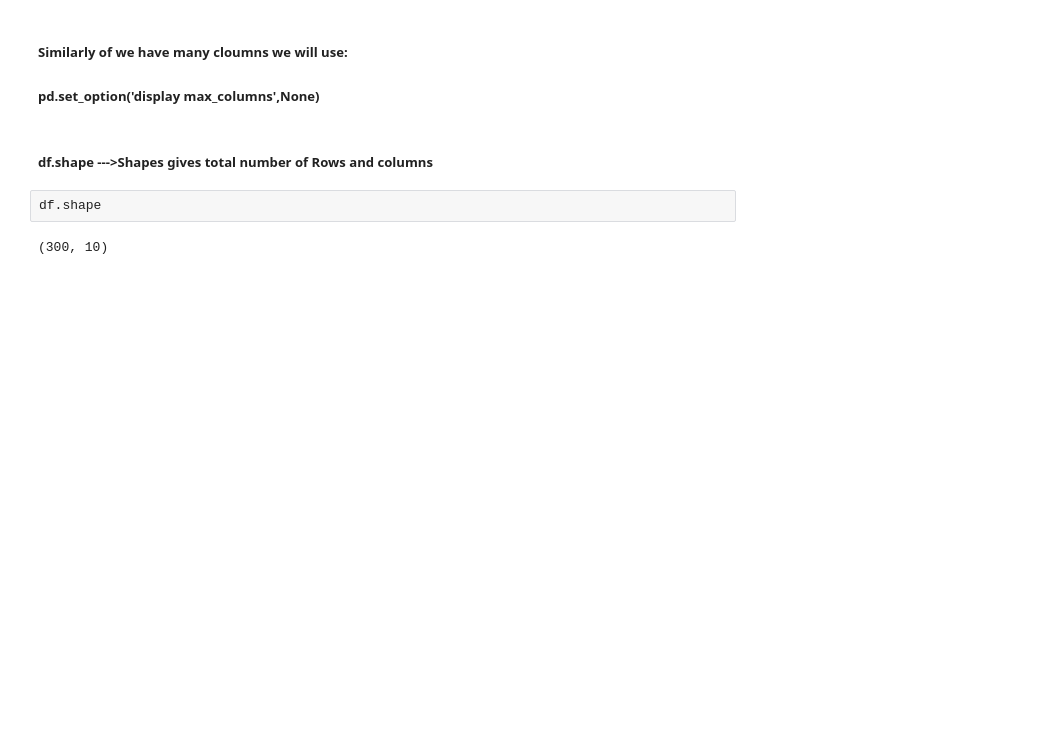
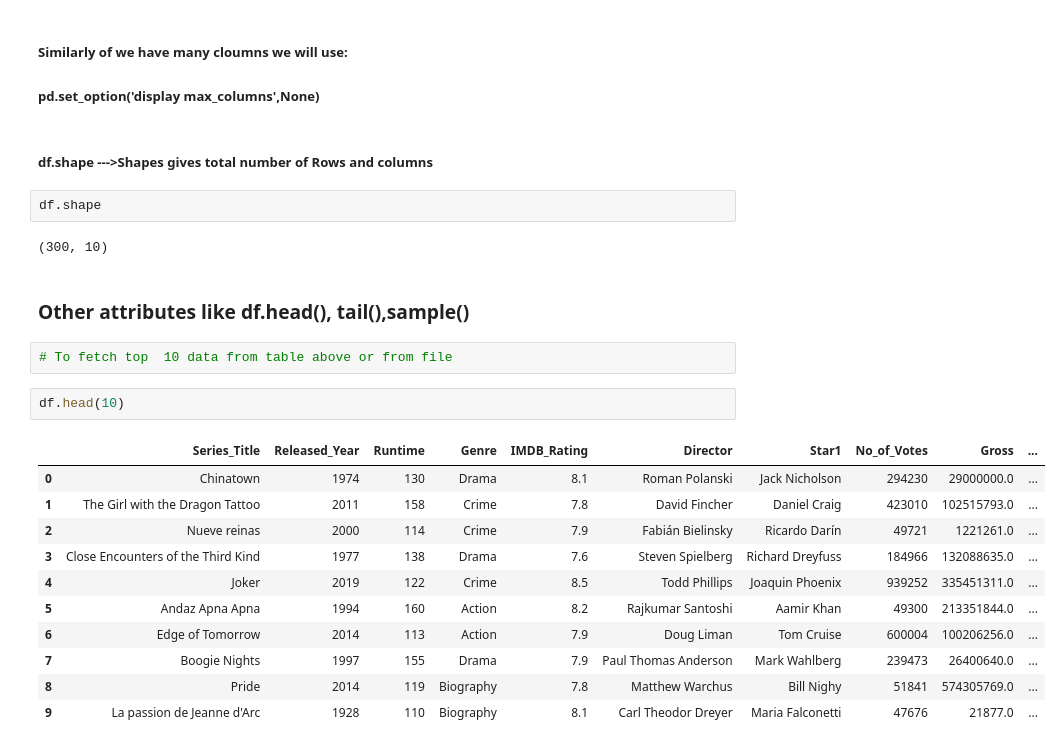
Before and after one commit to rezina-git/Data_Science_Foundations, a Jupyter notebook: panda/Day_01.ipynb, the cells around one changed output. Saved outputs shown, nothing was run; the diff lists cells and outputs as text; blank space fills up the shorter version.

Commit message:
Learned about attributes(df.head(),tail and sample also about fetching column names,Datatypes from file)

```diff
--- a/panda/Day_01.ipynb
+++ b/panda/Day_01.ipynb
@@ -134,3 +134,21 @@ df
 df.shape
 # %% [output]
 (300, 10)
+# %% [markdown]
+### Other attributes like df.head(), tail(),sample()
+# %%
+# To fetch top  10 data from table above or from file
+# %%
+df.head(10)
+# %% [output]
+|  | Series_Title | Released_Year | Runtime | Genre | IMDB_Rating | Director | Star1 | No_of_Votes | Gross | ... |
+| 0 | Chinatown | 1974 | 130 | Drama | 8.1 | Roman Polanski | Jack Nicholson | 294230 | 29000000.0 | ... |
+| 1 | The Girl with the Dragon Tattoo | 2011 | 158 | Crime | 7.8 | David Fincher | Daniel Craig | 423010 | 102515793.0 | ... |
+| 2 | Nueve reinas | 2000 | 114 | Crime | 7.9 | Fabián Bielinsky | Ricardo Darín | 49721 | 1221261.0 | ... |
+| 3 | Close Encounters of the Third Kind | 1977 | 138 | Drama | 7.6 | Steven Spielberg | Richard Dreyfuss | 184966 | 132088635.0 | ... |
+| 4 | Joker | 2019 | 122 | Crime | 8.5 | Todd Phillips | Joaquin Phoenix | 939252 | 335451311.0 | ... |
+| 5 | Andaz Apna Apna | 1994 | 160 | Action | 8.2 | Rajkumar Santoshi | Aamir Khan | 49300 | 213351844.0 | ... |
+| 6 | Edge of Tomorrow | 2014 | 113 | Action | 7.9 | Doug Liman | Tom Cruise | 600004 | 100206256.0 | ... |
+| 7 | Boogie Nights | 1997 | 155 | Drama | 7.9 | Paul Thomas Anderson | Mark Wahlberg | 239473 | 26400640.0 | ... |
+| 8 | Pride | 2014 | 119 | Biography | 7.8 | Matthew Warchus | Bill Nighy | 51841 | 574305769.0 | ... |
+| 9 | La passion de Jeanne d'Arc | 1928 | 110 | Biography | 8.1 | Carl Theodor Dreyer | Maria Falconetti | 47676 | 21877.0 | ... |
```
Also changed, not shown: parts of 9 cells of this notebook.
